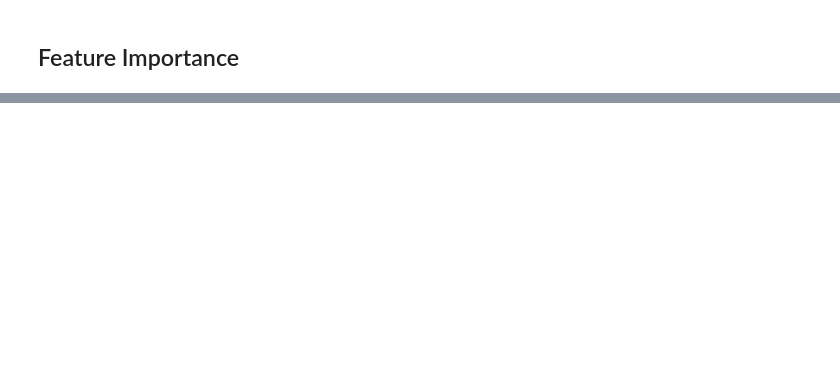
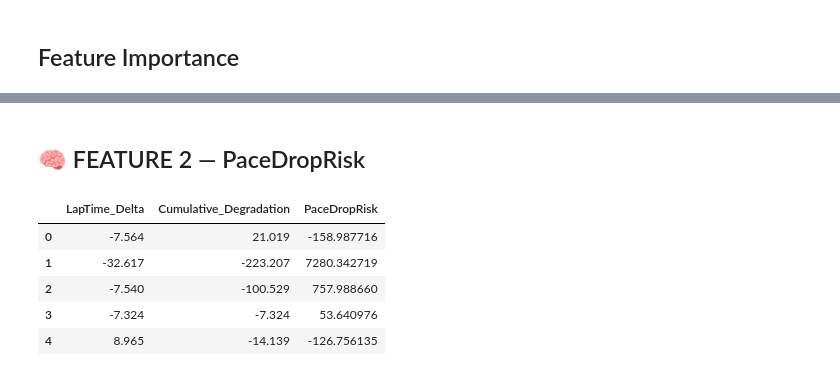
Before and after one commit to Strange-Philip/f1-pitstop-prediction, a Jupyter notebook: notebooks/01_baseline_eda.ipynb, the cells around one changed output, grey strips where cells are left out. Drawn from its saved outputs; the diff is of its cells as text; code cells hidden in the pictures; blank space fills up the shorter version.

```diff
--- a/notebooks/01_baseline_eda.ipynb
+++ b/notebooks/01_baseline_eda.ipynb
@@ -102,0 +204,29 @@ submission.to_csv("submission.csv", index=False)
+# %% [markdown]
+## 🧠 FEATURE 2 — PaceDropRisk
+# %%
+# PaceDropRisk feature
+# Captures pace deterioration + tyre degradation together
+
+train["PaceDropRisk"] = (
+    train["LapTime_Delta"] *
+    train["Cumulative_Degradation"]
+)
+
+test["PaceDropRisk"] = (
+    test["LapTime_Delta"] *
+    test["Cumulative_Degradation"]
+)
+
+# Preview new feature
+train[[
+    "LapTime_Delta",
+    "Cumulative_Degradation",
+    "PaceDropRisk"
+]].head()
+# %% [output]
+|  | LapTime_Delta | Cumulative_Degradation | PaceDropRisk |
+| 0 | -7.564 | 21.019 | -158.987716 |
+| 1 | -32.617 | -223.207 | 7280.342719 |
+| 2 | -7.540 | -100.529 | 757.988660 |
+| 3 | -7.324 | -7.324 | 53.640976 |
+| 4 | 8.965 | -14.139 | -126.756135 |
```
Also changed, not shown: parts of 13 cells of this notebook, 1 other file.
